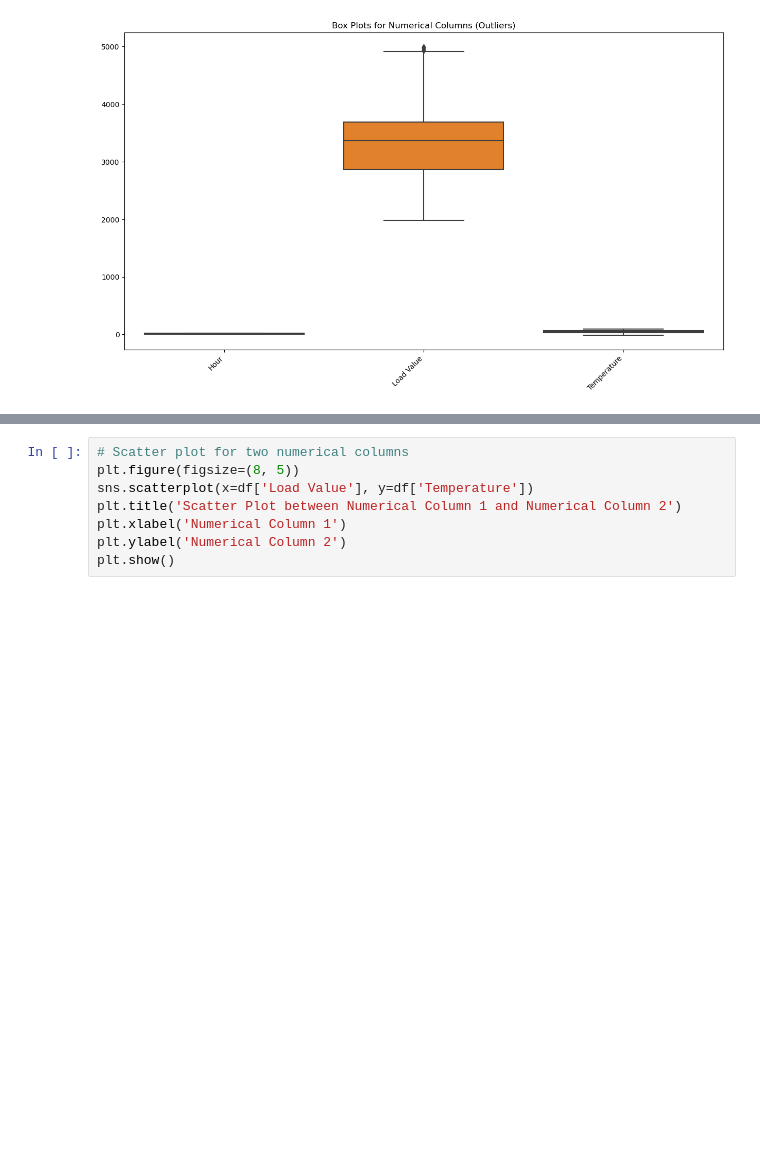
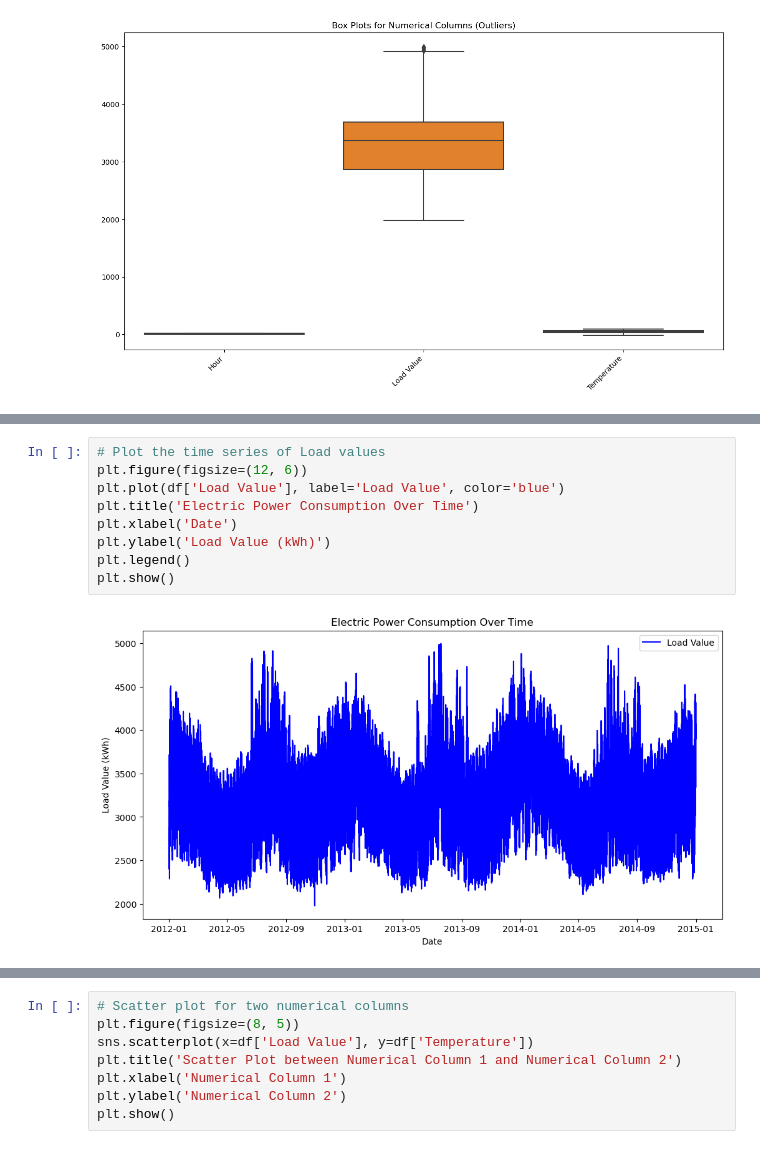
Before and after one commit to valerio1221/Minnd, a Jupyter notebook: t2.ipynb, the cells around one changed output, grey strips where cells are left out. Saved outputs shown, nothing was run; the diff lists cells and outputs as text; blank space fills up the shorter version.

```diff
--- a/t2.ipynb
+++ b/t2.ipynb
@@ -262,3 +252,14 @@ print(df)
+# %%
+# Plot the time series of Load values
+plt.figure(figsize=(12, 6))
+plt.plot(df['Load Value'], label='Load Value', color='blue')
+plt.title('Electric Power Consumption Over Time')
+plt.xlabel('Date')
+plt.ylabel('Load Value (kWh)')
+plt.legend()
+plt.show()
+# %% [output]
+[figure, added]
 # %%
 # Univariate Visualization
 for column in df.columns:
```
Also changed, not shown: parts of 8 cells of this notebook.
